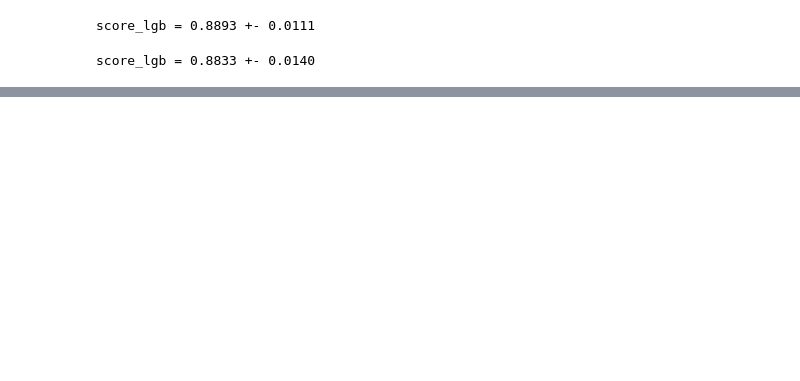
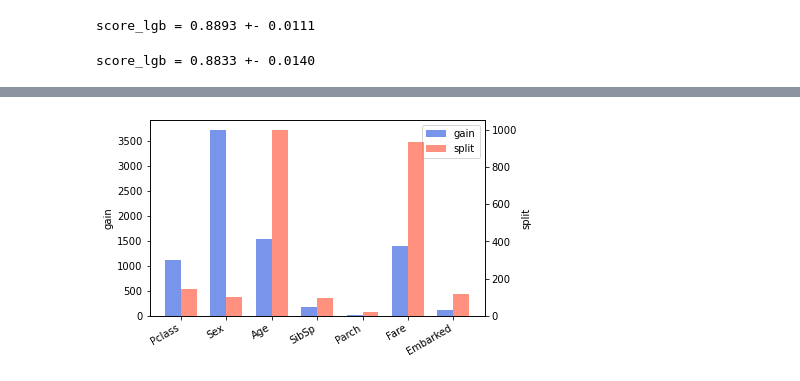
Before and after one commit to xinwang0312/generate_template, a Jupyter notebook: source/tabular_template.ipynb, the cells around one changed output, grey strips where cells are left out. Saved outputs shown, nothing was run; the diff lists cells and outputs as text; code cells hidden in the pictures; blank space fills up the shorter version.

```diff
--- a/source/tabular_template.ipynb
+++ b/source/tabular_template.ipynb
@@ -251,22 +246,24 @@ Best trial:
 # %%
 # feature importance - LGB
 clf_lgb = lgb.train(params={**param_fixed, **trial.params}, train_set=dtrain)
 feat_imp_split = clf_lgb.feature_importance(importance_type='split')
 feat_imp_gain = clf_lgb.feature_importance(importance_type='gain')
 feat_imp = pd.DataFrame({'feature': clf_lgb.feature_name(), 'gain': feat_imp_gain,
                          'split': feat_imp_split})
 
 x = np.arange(len(feat_imp))
 width = 0.35  # the width of the bars
 
 fig, ax_gain = plt.subplots()
 ax_split = ax_gain.twinx()
 legend, labels, axes = [], ['gain', 'split'], [ax_gain, ax_split]
 for ax, l, w, c in zip(axes, labels, [-width, width], ['royalblue', 'tomato']):
     rects = ax.bar(x, feat_imp[l], width=w, align='edge', label=l, color=c, alpha=0.7)
     legend.append(rects)
     ax.set_ylabel(l)
 ax_gain.legend(legend, labels)
 ax_gain.set_xticks(x)
-# ax_gain.set_xticklabels(feat_imp['name'])
+ax_gain.set_xticklabels(feat_imp['feature'])
 fig.autofmt_xdate()
+# %% [output]
+[figure, added]
```
Also changed, not shown: parts of 5 cells of this notebook, 6 other files.
